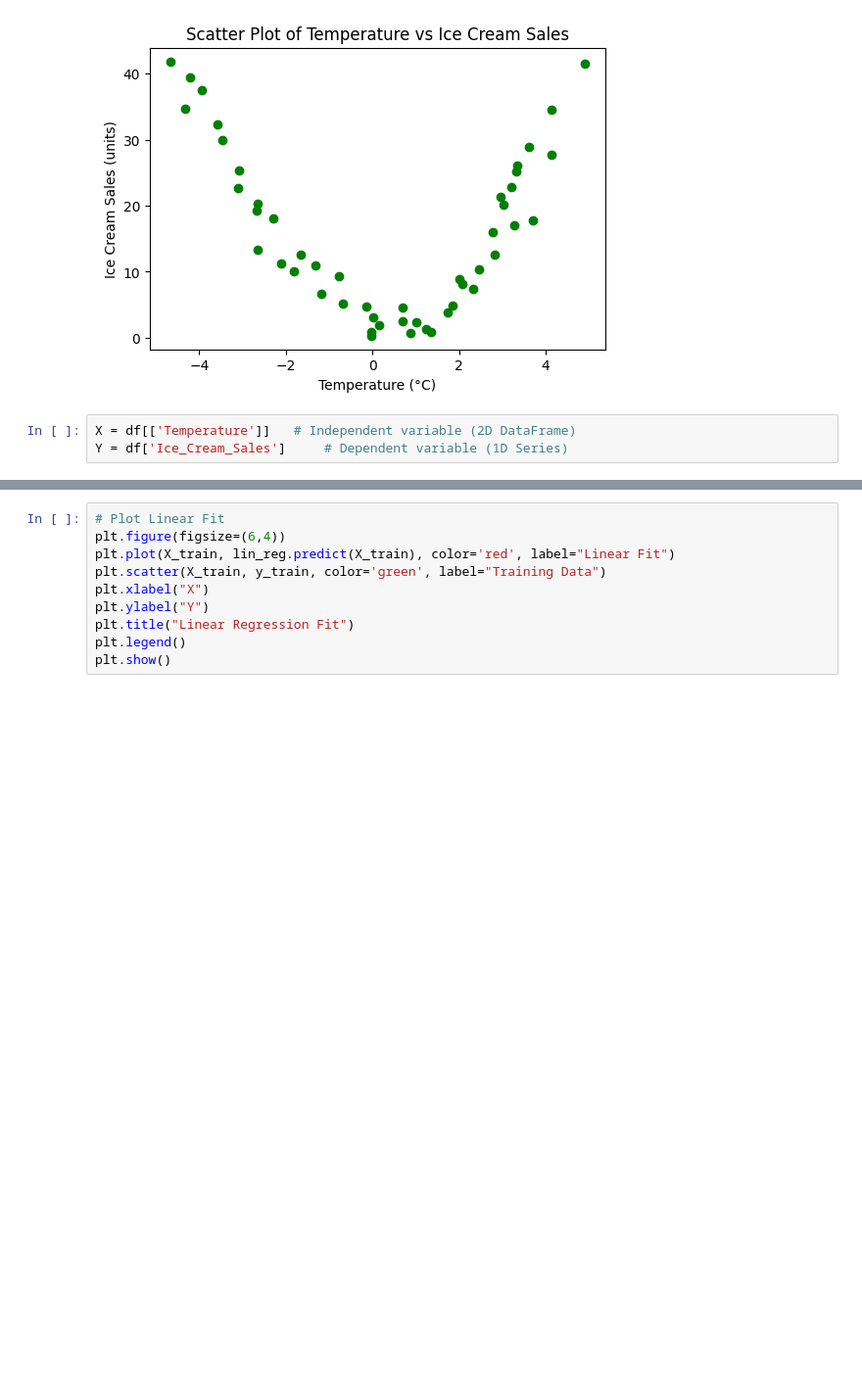
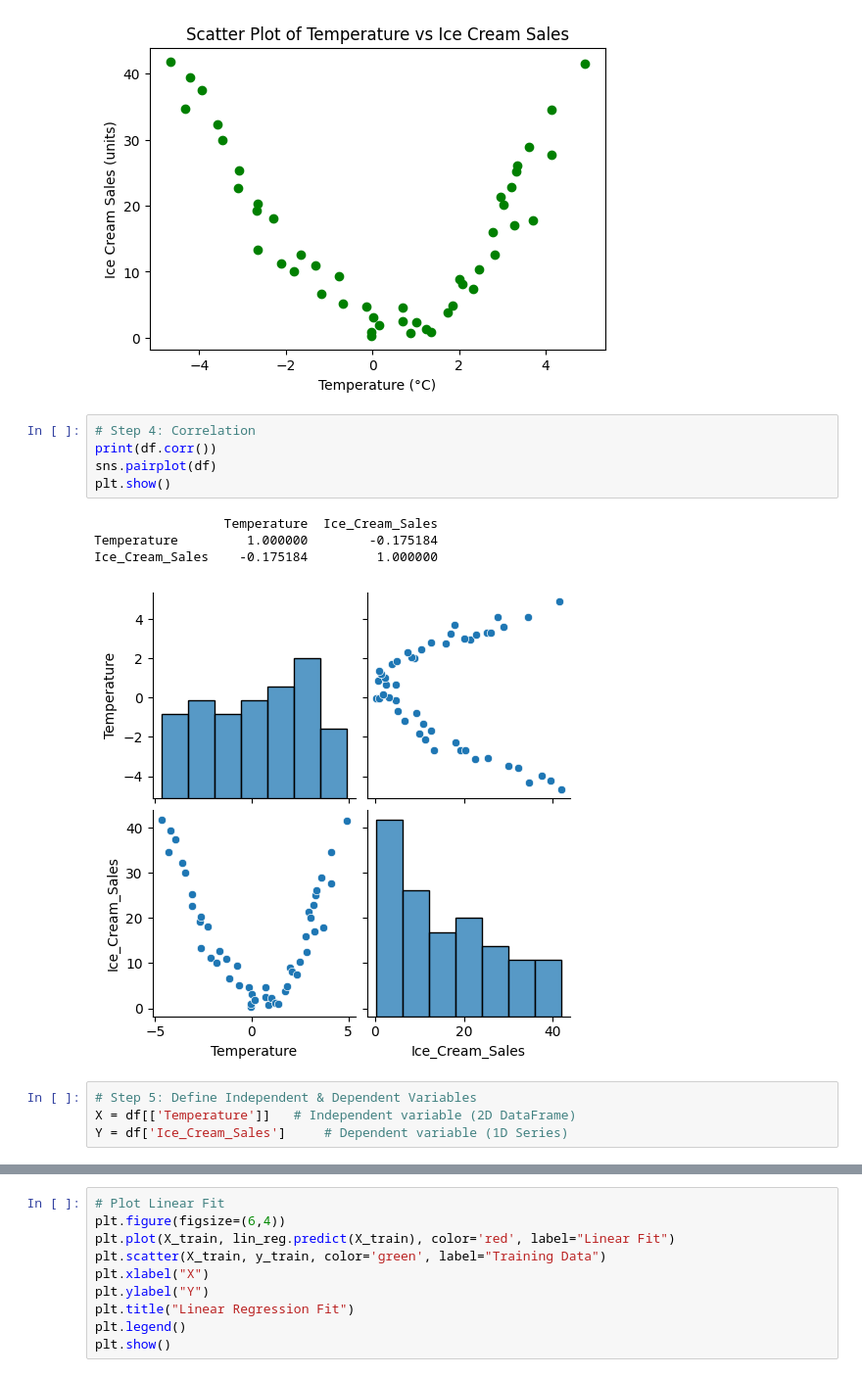
Before and after one commit to ShivamAttri05/Data_Science_Progress, a Jupyter notebook: Machine-Learning/03-Polynomial_Linear_regresson/Polynomial Linear Regression.ipynb, the cells around one changed output, grey strips where cells are left out. Shown: that part at 98% size. Drawn from its saved outputs; the diff is of its cells as text; blank space fills up the shorter version.

```diff
--- a/Machine-Learning/03-Polynomial_Linear_regresson/Practice/PolynomialLinearRegression.ipynb
+++ b/Machine-Learning/03-Polynomial_Linear_regresson/Polynomial Linear Regression.ipynb
@@ -40,7 +41,18 @@ plt.title("Scatter Plot of Temperature vs Ice Cream Sales")
 plt.show()
 # %% [output]
 [figure]
+# %%
+# Step 4: Correlation
+print(df.corr())
+sns.pairplot(df)
+plt.show()
+# %% [output]
+                 Temperature  Ice_Cream_Sales
+Temperature         1.000000        -0.175184
+Ice_Cream_Sales    -0.175184         1.000000
+[figure, added]
 # %%
+# Step 5: Define Independent & Dependent Variables
 X = df[['Temperature']]   # Independent variable (2D DataFrame)
 Y = df['Ice_Cream_Sales']     # Dependent variable (1D Series)
 # %%
```
Also changed, not shown: parts of 8 cells of this notebook, 2 other files.
